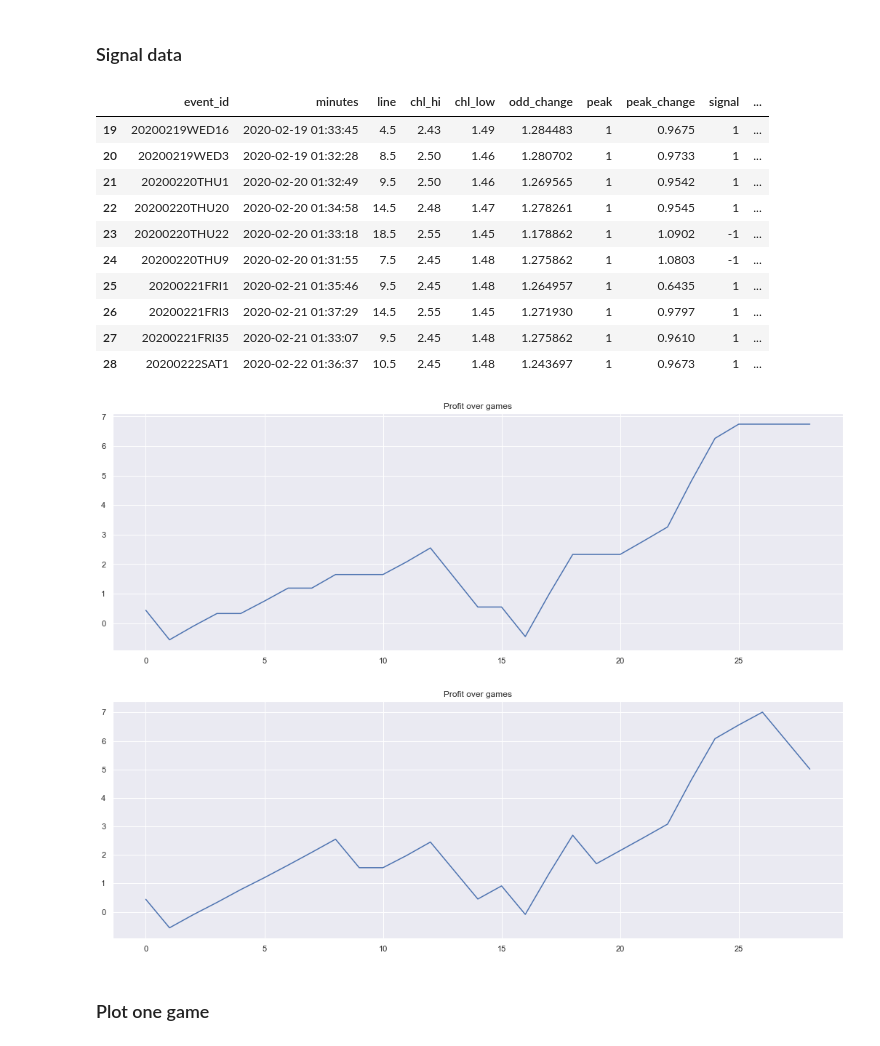
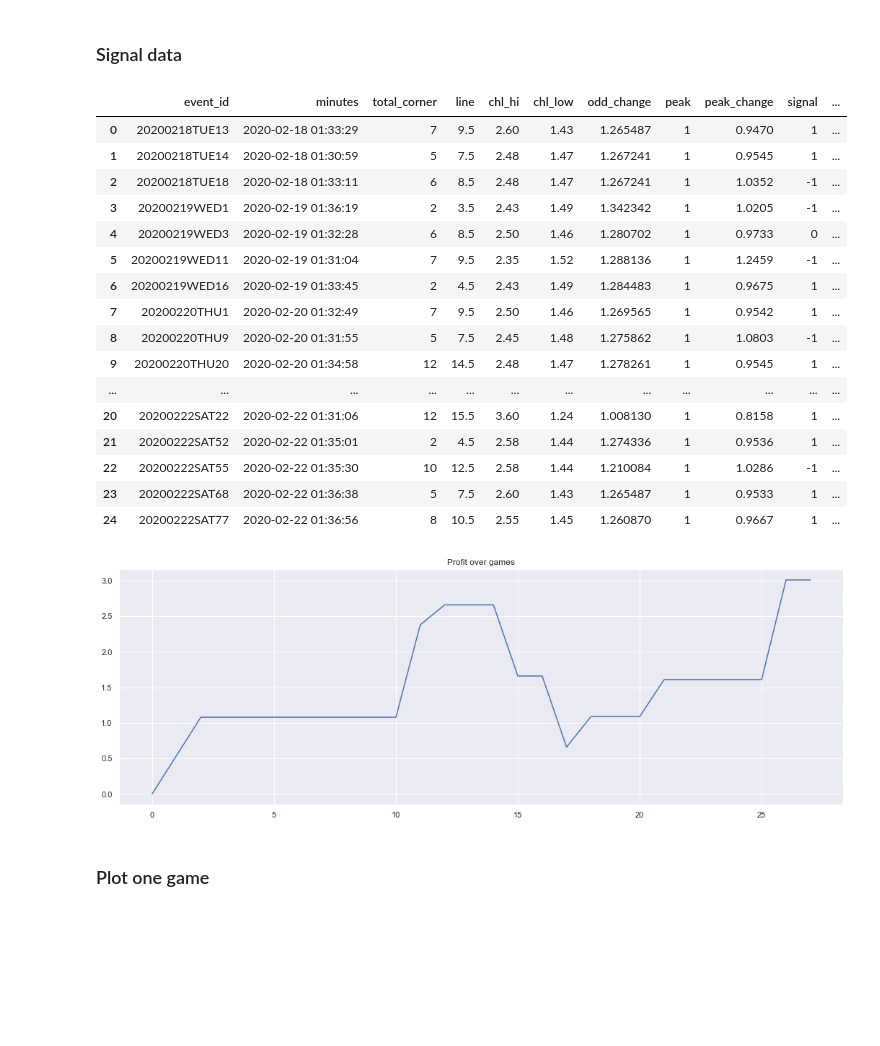
Before and after one commit to tysonwu/odds-crawl-app, a Jupyter notebook: development/data_collection/signal analysis.ipynb, the cells around one changed output. Saved outputs shown, nothing was run; the diff lists cells and outputs as text; code cells hidden in the pictures; blank space fills up the shorter version.

```diff
--- a/development/data_collection/signal analysis.ipynb
+++ b/development/data_collection/signal analysis.ipynb
@@ -30,29 +28,31 @@ pnl
 # %% [markdown]
 ### Signal data
 # %%
-signal = signals.signal_analysis()
-signal.tail(10)
+signal = signals.signal_analysis(min_peak_change=0.97)
+signal
 # %% [output]
-|  | event_id | minutes | line | chl_hi | chl_low | odd_change | peak | peak_change | signal | ... |
-| 19 | 20200219WED16 | 2020-02-19 01:33:45 | 4.5 | 2.43 | 1.49 | 1.284483 | 1 | 0.9675 | 1 | ... |
-| 20 | 20200219WED3 | 2020-02-19 01:32:28 | 8.5 | 2.50 | 1.46 | 1.280702 | 1 | 0.9733 | 1 | ... |
-| 21 | 20200220THU1 | 2020-02-20 01:32:49 | 9.5 | 2.50 | 1.46 | 1.269565 | 1 | 0.9542 | 1 | ... |
-| 22 | 20200220THU20 | 2020-02-20 01:34:58 | 14.5 | 2.48 | 1.47 | 1.278261 | 1 | 0.9545 | 1 | ... |
-| 23 | 20200220THU22 | 2020-02-20 01:33:18 | 18.5 | 2.55 | 1.45 | 1.178862 | 1 | 1.0902 | -1 | ... |
-| 24 | 20200220THU9 | 2020-02-20 01:31:55 | 7.5 | 2.45 | 1.48 | 1.275862 | 1 | 1.0803 | -1 | ... |
-| 25 | 20200221FRI1 | 2020-02-21 01:35:46 | 9.5 | 2.45 | 1.48 | 1.264957 | 1 | 0.6435 | 1 | ... |
-| 26 | 20200221FRI3 | 2020-02-21 01:37:29 | 14.5 | 2.55 | 1.45 | 1.271930 | 1 | 0.9797 | 1 | ... |
-| 27 | 20200221FRI35 | 2020-02-21 01:33:07 | 9.5 | 2.45 | 1.48 | 1.275862 | 1 | 0.9610 | 1 | ... |
-| 28 | 20200222SAT1 | 2020-02-22 01:36:37 | 10.5 | 2.45 | 1.48 | 1.243697 | 1 | 0.9673 | 1 | ... |
+|  | event_id | minutes | total_corner | line | chl_hi | chl_low | odd_change | peak | peak_change | signal | ... |
+| 0 | 20200218TUE13 | 2020-02-18 01:33:29 | 7 | 9.5 | 2.60 | 1.43 | 1.265487 | 1 | 0.9470 | 1 | ... |
+| 1 | 20200218TUE14 | 2020-02-18 01:30:59 | 5 | 7.5 | 2.48 | 1.47 | 1.267241 | 1 | 0.9545 | 1 | ... |
+| 2 | 20200218TUE18 | 2020-02-18 01:33:11 | 6 | 8.5 | 2.48 | 1.47 | 1.267241 | 1 | 1.0352 | -1 | ... |
+| 3 | 20200219WED1 | 2020-02-19 01:36:19 | 2 | 3.5 | 2.43 | 1.49 | 1.342342 | 1 | 1.0205 | -1 | ... |
+| 4 | 20200219WED3 | 2020-02-19 01:32:28 | 6 | 8.5 | 2.50 | 1.46 | 1.280702 | 1 | 0.9733 | 0 | ... |
+| 5 | 20200219WED11 | 2020-02-19 01:31:04 | 7 | 9.5 | 2.35 | 1.52 | 1.288136 | 1 | 1.2459 | -1 | ... |
+| 6 | 20200219WED16 | 2020-02-19 01:33:45 | 2 | 4.5 | 2.43 | 1.49 | 1.284483 | 1 | 0.9675 | 1 | ... |
+| 7 | 20200220THU1 | 2020-02-20 01:32:49 | 7 | 9.5 | 2.50 | 1.46 | 1.269565 | 1 | 0.9542 | 1 | ... |
+| 8 | 20200220THU9 | 2020-02-20 01:31:55 | 5 | 7.5 | 2.45 | 1.48 | 1.275862 | 1 | 1.0803 | -1 | ... |
+| 9 | 20200220THU20 | 2020-02-20 01:34:58 | 12 | 14.5 | 2.48 | 1.47 | 1.278261 | 1 | 0.9545 | 1 | ... |
+| ... | ... | ... | ... | ... | ... | ... | ... | ... | ... | ... | ... |
+| 20 | 20200222SAT22 | 2020-02-22 01:31:06 | 12 | 15.5 | 3.60 | 1.24 | 1.008130 | 1 | 0.8158 | 1 | ... |
+| 21 | 20200222SAT52 | 2020-02-22 01:35:01 | 2 | 4.5 | 2.58 | 1.44 | 1.274336 | 1 | 0.9536 | 1 | ... |
+| 22 | 20200222SAT55 | 2020-02-22 01:35:30 | 10 | 12.5 | 2.58 | 1.44 | 1.210084 | 1 | 1.0286 | -1 | ... |
+| 23 | 20200222SAT68 | 2020-02-22 01:36:38 | 5 | 7.5 | 2.60 | 1.43 | 1.265487 | 1 | 0.9533 | 1 | ... |
+| 24 | 20200222SAT77 | 2020-02-22 01:36:56 | 8 | 10.5 | 2.55 | 1.45 | 1.260870 | 1 | 0.9667 | 1 | ... |
 # %%
-signal = signals.signal_analysis(min_peak_change=0.96)
+signal = signals.signal_analysis(t=time(1,20,0), min_peak_change=0.96)
 signals.graph_profit(signal)
-
-signal = signals.signal_analysis(min_peak_change=0.98)
-signals.graph_profit(signal)
 # %% [output]
-[figure, old version]
+[figure, new version]
-[figure, removed]
 # %% [markdown]
 ### Plot one game
 # %%
```
Also changed, not shown: parts of 17 cells of this notebook, 5 other files.
